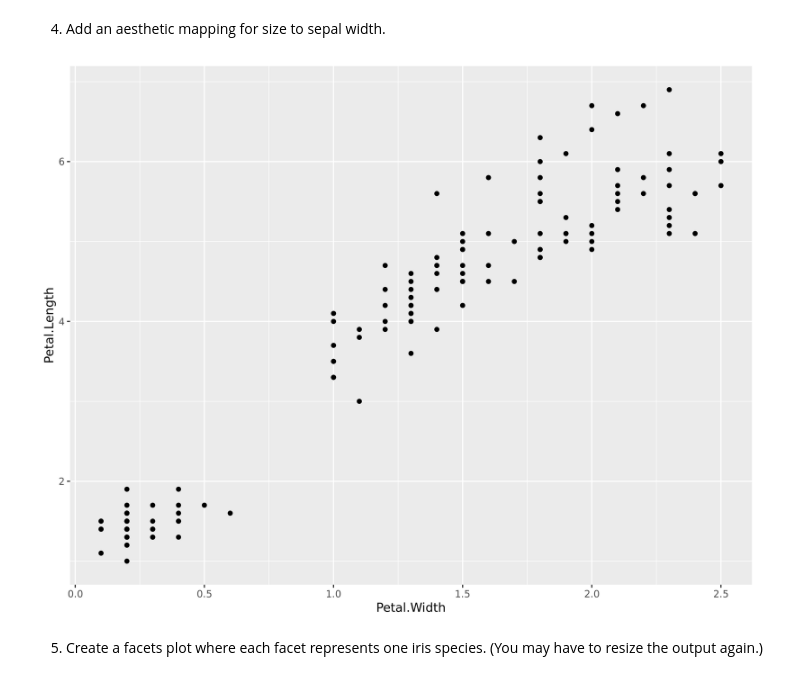
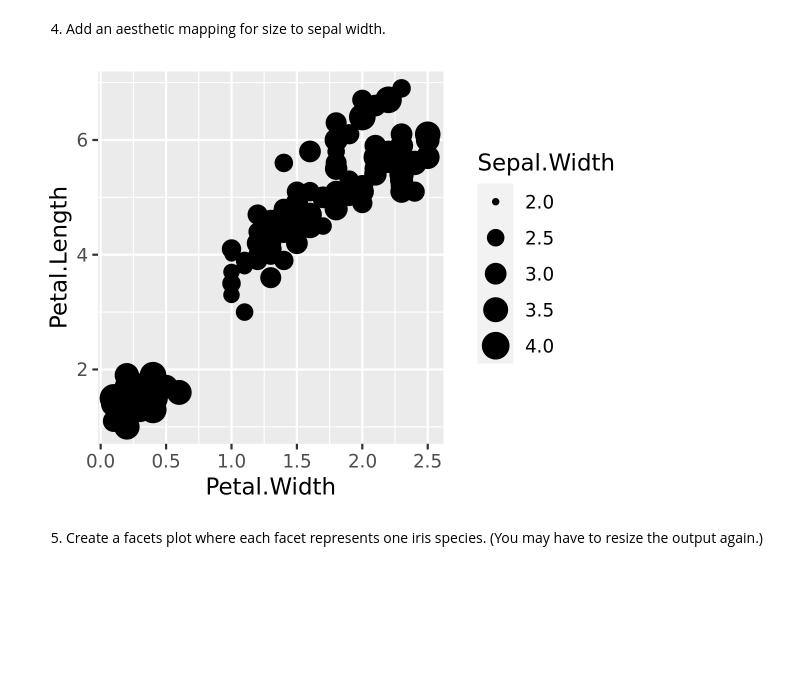
Before and after one commit to lynnee-argabright/BIOS-512, a Jupyter notebook: notes/04_00_multiple_plots_LA.ipynb, the cells around one changed output. Drawn from its saved outputs; the diff is of its cells as text; code cells hidden in the pictures; blank space fills up the shorter version.

```diff
--- a/notes/04_00_multiple_plots_LA.ipynb
+++ b/notes/04_00_multiple_plots_LA.ipynb
@@ -49,12 +49,15 @@ A data.frame: 6 × 5
 | 6 | 5.4 | 3.9 | 1.7 | 0.4 | setosa |
 # %% [markdown]
 4. Add an aesthetic mapping for size to sepal width.
-# %%
-flower=ggplot(iris, aes(x=Petal.Width, y=Petal.Length))+
-        geom_point()
-flower
-# %% [output]
-[figure, removed]
+# %%
+options(repr.plot.width=4, repr.plot.height=3)
+flower=ggplot(iris, aes(x=Petal.Width, y=Petal.Length, size=Sepal.Width))+
+        geom_point()
+flower
+#size=how big the dots are
+#one way to make the dots more apparent is to facet the graph
+# %% [output]
+[figure, added]
 # %% [markdown]
 5. Create a facets plot where each facet represents one iris species.
 (You may have to resize the output again.)
```
Also changed, not shown: parts of 2 cells of this notebook, 1 other file.
